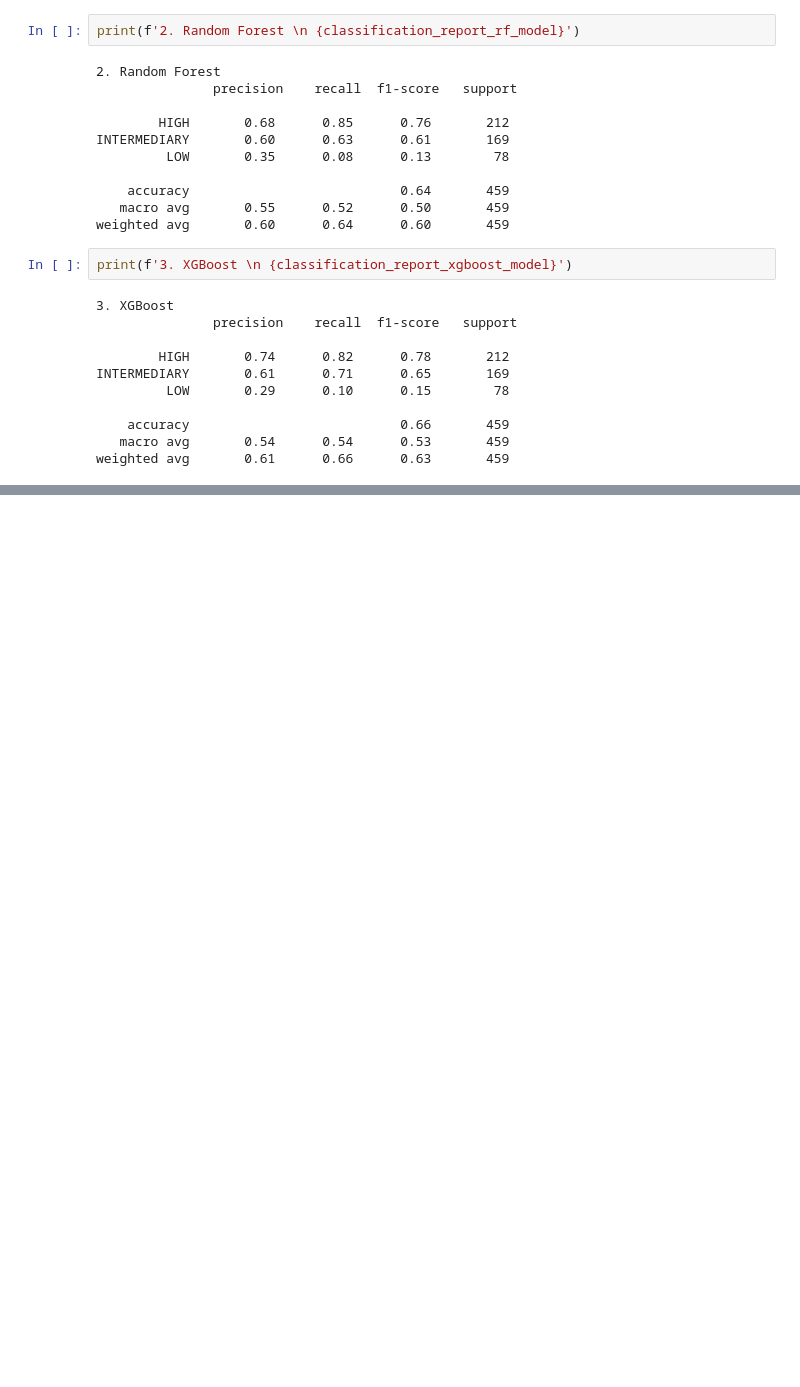
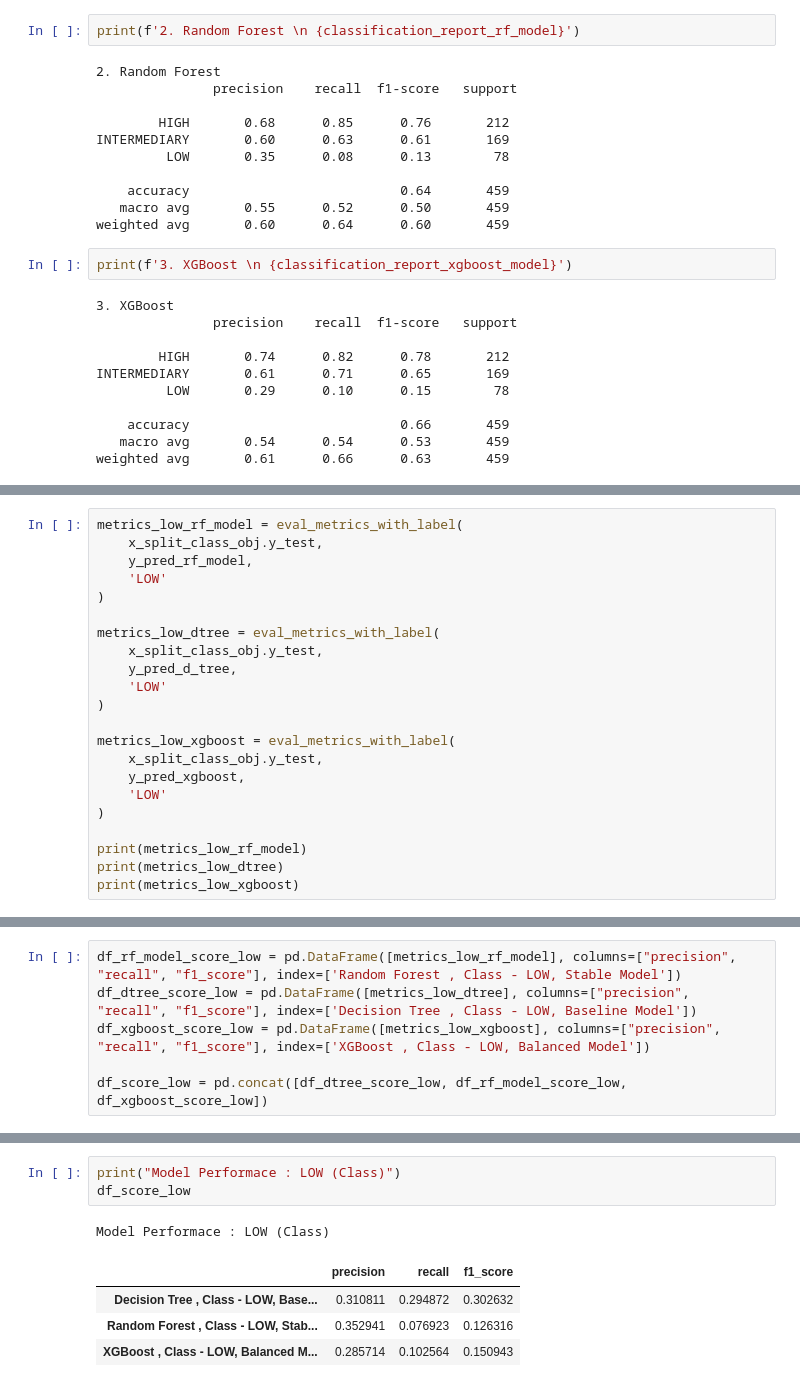
Before and after one commit to avimallik/pulse_ml_heart_disease_predictor, a Jupyter notebook: data_preprocessing.ipynb, the cells around one changed output, grey strips where cells are left out. Drawn from its saved outputs; the diff is of its cells as text; blank space fills up the shorter version.

```diff
--- a/data_preprocessing.ipynb
+++ b/data_preprocessing.ipynb
@@ -914,0 +913,22 @@ model_comparison_df
+# %%
+metrics_low_rf_model = eval_metrics_with_label(
+    x_split_class_obj.y_test,
+    y_pred_rf_model,
+    'LOW'
+)
+
+metrics_low_dtree = eval_metrics_with_label(
+    x_split_class_obj.y_test,
+    y_pred_d_tree,
+    'LOW'
+)
+
+metrics_low_xgboost = eval_metrics_with_label(
+    x_split_class_obj.y_test,
+    y_pred_xgboost,
+    'LOW'
+)
+
+print(metrics_low_rf_model)
+print(metrics_low_dtree)
+print(metrics_low_xgboost)
@@ -914,0 +957,6 @@ model_comparison_df
+# %%
+df_rf_model_score_low = pd.DataFrame([metrics_low_rf_model], columns=["precision", "recall", "f1_score"], index=['Random Forest , Class - LOW, Stable Model'])
+df_dtree_score_low = pd.DataFrame([metrics_low_dtree], columns=["precision", "recall", "f1_score"], index=['Decision Tree , Class - LOW, Baseline Model'])
+df_xgboost_score_low = pd.DataFrame([metrics_low_xgboost], columns=["precision", "recall", "f1_score"], index=['XGBoost , Class - LOW, Balanced Model'])
+
+df_score_low = pd.concat([df_dtree_score_low, df_rf_model_score_low, df_xgboost_score_low])
@@ -914,0 +983,9 @@ model_comparison_df
+# %%
+print("Model Performace : LOW (Class)")
+df_score_low
+# %% [output]
+Model Performace : LOW (Class)
+|  | precision | recall | f1_score |
+| Decision Tree , Class - LOW, Base... | 0.310811 | 0.294872 | 0.302632 |
+| Random Forest , Class - LOW, Stab... | 0.352941 | 0.076923 | 0.126316 |
+| XGBoost , Class - LOW, Balanced M... | 0.285714 | 0.102564 | 0.150943 |
```
Also changed, not shown: parts of 22 cells of this notebook, 1 other file.
